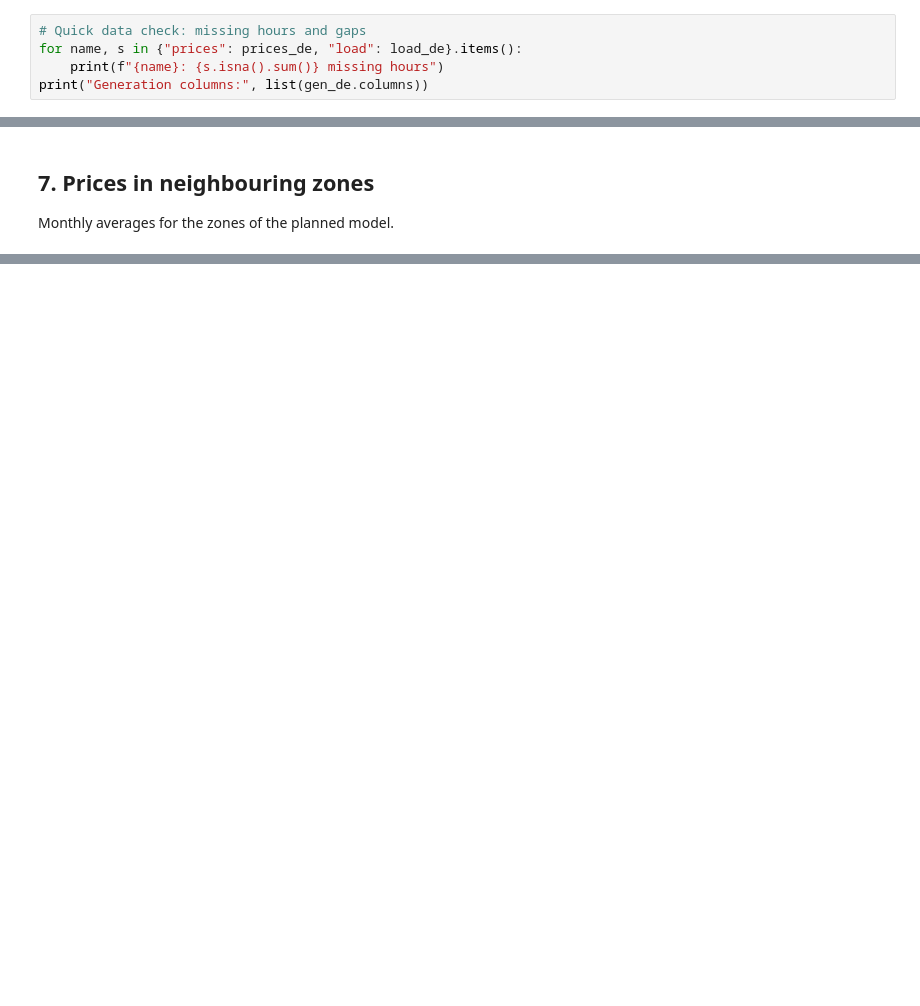
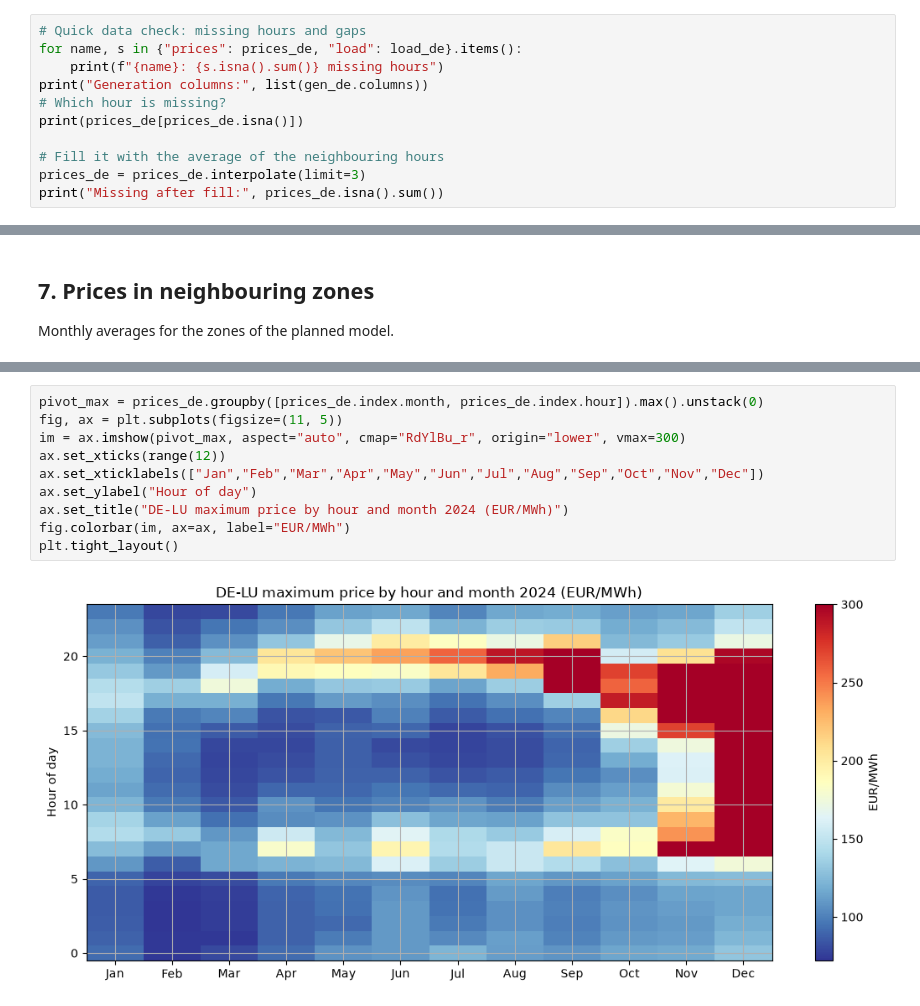
Before and after one commit to aperevertaev/cwe-2030-pypsa, a Jupyter notebook: notebooks/02_entsoe_2024.ipynb, the cells around one changed output, grey strips where cells are left out. Cells and saved outputs as stored; diff of their text form; blank space fills up the shorter version.

Commit message:
Save notebook outputs with charts

```diff
--- a/notebooks/02_entsoe_2024.ipynb
+++ b/notebooks/02_entsoe_2024.ipynb
@@ -37,3 +43,9 @@ print(f"Generation: {gen_de.shape[0]} hours, {gen_de.shape[1]} technologies")
 for name, s in {"prices": prices_de, "load": load_de}.items():
     print(f"{name}: {s.isna().sum()} missing hours")
 print("Generation columns:", list(gen_de.columns))
+# Which hour is missing?
+print(prices_de[prices_de.isna()])
+
+# Fill it with the average of the neighbouring hours
+prices_de = prices_de.interpolate(limit=3)
+print("Missing after fill:", prices_de.isna().sum())
@@ -130,3 +227,15 @@ prices.mean().sort_values().round(1).to_frame("Average price 2024 (EUR/MWh)")
+# %%
+pivot_max = prices_de.groupby([prices_de.index.month, prices_de.index.hour]).max().unstack(0)
+fig, ax = plt.subplots(figsize=(11, 5))
+im = ax.imshow(pivot_max, aspect="auto", cmap="RdYlBu_r", origin="lower", vmax=300)
+ax.set_xticks(range(12))
+ax.set_xticklabels(["Jan","Feb","Mar","Apr","May","Jun","Jul","Aug","Sep","Oct","Nov","Dec"])
+ax.set_ylabel("Hour of day")
+ax.set_title("DE-LU maximum price by hour and month 2024 (EUR/MWh)")
+fig.colorbar(im, ax=ax, label="EUR/MWh")
+plt.tight_layout()
+# %% [output]
+[figure, added]
 # %% [markdown]
 ## 8. Notes for the model
 
```
Also changed, not shown: parts of 13 cells of this notebook.
